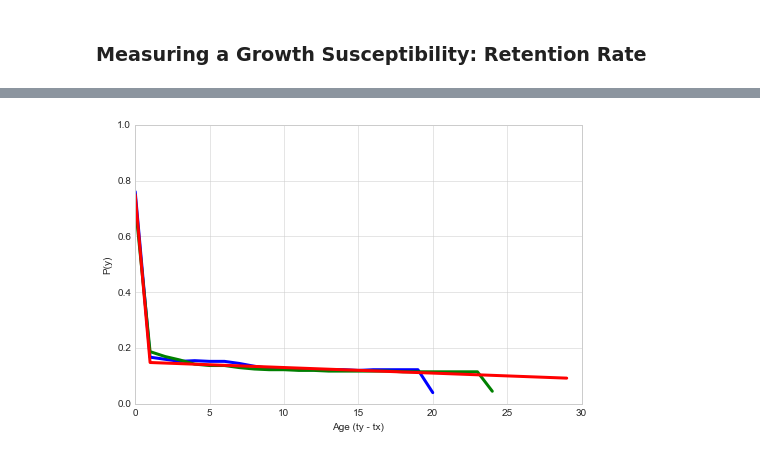
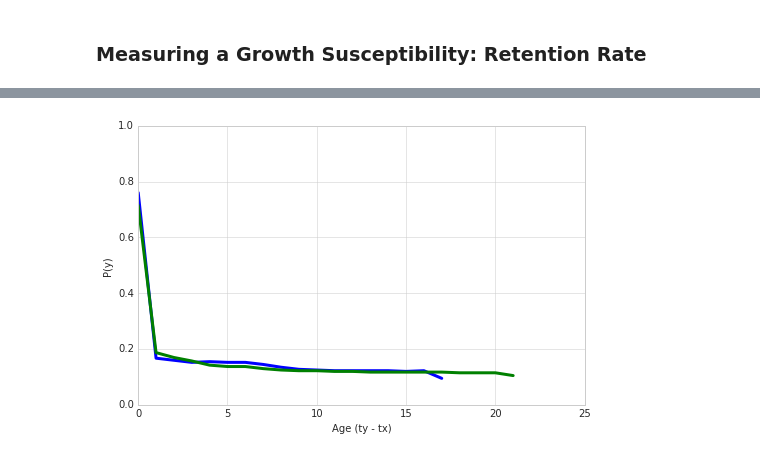
Before and after one commit to thevioletpiece/data_science_tools, a Jupyter notebook: databases/eliflo.ipynb, the cells around one changed output, grey strips where cells are left out. Cells and saved outputs as stored; diff of their text form; code cells hidden in the pictures.

```diff
--- a/databases/eliflo.ipynb
+++ b/databases/eliflo.ipynb
@@ -240,7 +256,7 @@ select
 from
     eliflo_users a
 left join
-    eliflo_activity b
+    eliflo_master_fact b
 on
     a.customerid = b.customerid
 where
@@ -263,7 +291,7 @@ from
 from
     eliflo_users a
 left join
-    eliflo_activity b
+    eliflo_master_fact b
 on
     a.customerid = b.customerid
 where
@@ -328,13 +362,14 @@ def linearG(t, b, m):
 # %%
 plt.figure(figsize=(8,5))
 plt.style.use('seaborn-whitegrid')
 plt.rc('lines', linewidth=3)
 plt.plot([item for item in a['month']] ,[item for item in a['retention_rate']])
 plt.plot([item for item in b['month']] ,[item for item in b['retention_rate']])
-plt.plot([item for item in range(30)] ,[linearG(item, 0.15, 0.002) for item in range(30)])
+#Compare these measurements to a functional form.
+#plt.plot([item for item in range(30)] ,[linearG(item, 0.15, 0.002) for item in range(30)])
 plt.xlabel('Age (ty - tx)')
 plt.ylabel('P(y)')
 plt.ylim((0,1))
 plt.show()
 # %% [output]
-[figure, old version]
+[figure, new version]
```
Also changed, not shown: parts of 21 cells of this notebook, 1 other file.
